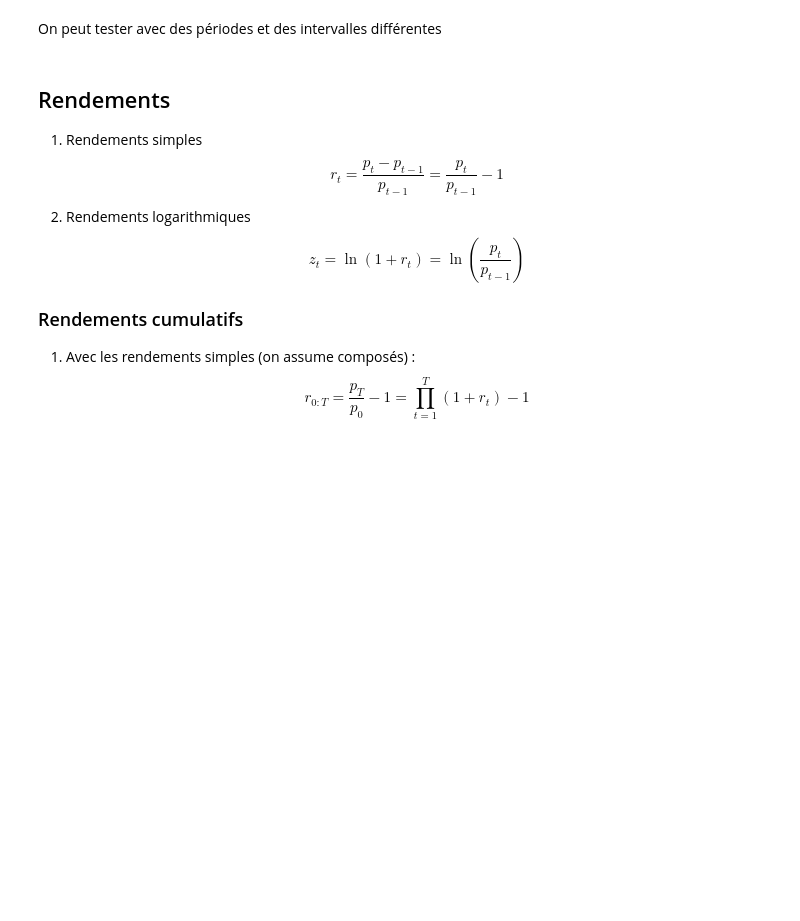
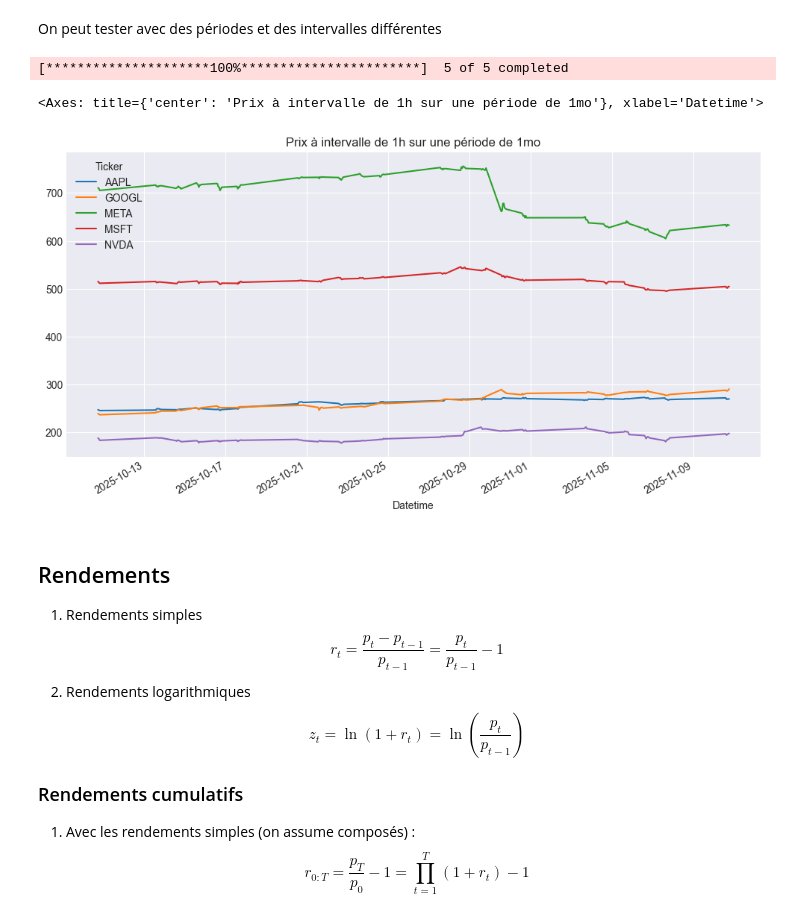
Before and after one commit to luca-dupont2/quant-101-workshops, a Jupyter notebook: 02_returns_volatility_correlation/returns_volatility_correlation.ipynb, the cells around one changed output. Saved outputs shown, nothing was run; the diff lists cells and outputs as text; code cells hidden in the pictures; blank space fills up the shorter version.

```diff
--- a/02_returns_volatility_correlation/returns_volatility_correlation.ipynb
+++ b/02_returns_volatility_correlation/returns_volatility_correlation.ipynb
@@ -77,12 +89,16 @@ prices.plot(title="Prix à intervalle de 1j", figsize=(12,6))
 On peut tester avec des périodes et des intervalles différentes
 # %%
 # Choisissez la période et l'intervalle qui vous intéresse
-period = "" # 1d,5d,1mo,3mo,6mo,1y,2y,5y,10y,ytd
-interval = "" # 1m,2m,5m,15m,30m,60m,90m,1h,1d,5d,1wk,1mo,3mo ****** Intraday data seulement pour period < 60j
+period = "1mo" # 1d,5d,1mo,3mo,6mo,1y,2y,5y,10y,ytd
+interval = "1h" # 1m,2m,5m,15m,30m,60m,90m,1h,1d,5d,1wk,1mo,3mo ****** Intraday data seulement pour period < 60j
 
-new_prices = yf.download(tickers=tickers, period=period, interval=interval)["Close"]
+new_prices = yf.download(tickers=tech, period=period, interval=interval)["Close"]
 
 new_prices.plot(title=f"Prix à intervalle de {interval} sur une période de {period}", figsize=(12,6))
+# %% [output]
+[*********************100%***********************]  5 of 5 completed
+<Axes: title={'center': 'Prix à intervalle de 1h sur une période de 1mo'}, xlabel='Datetime'>
+[figure, added]
 # %% [markdown]
 ## Rendements
 
```
Also changed, not shown: parts of 12 cells of this notebook.
